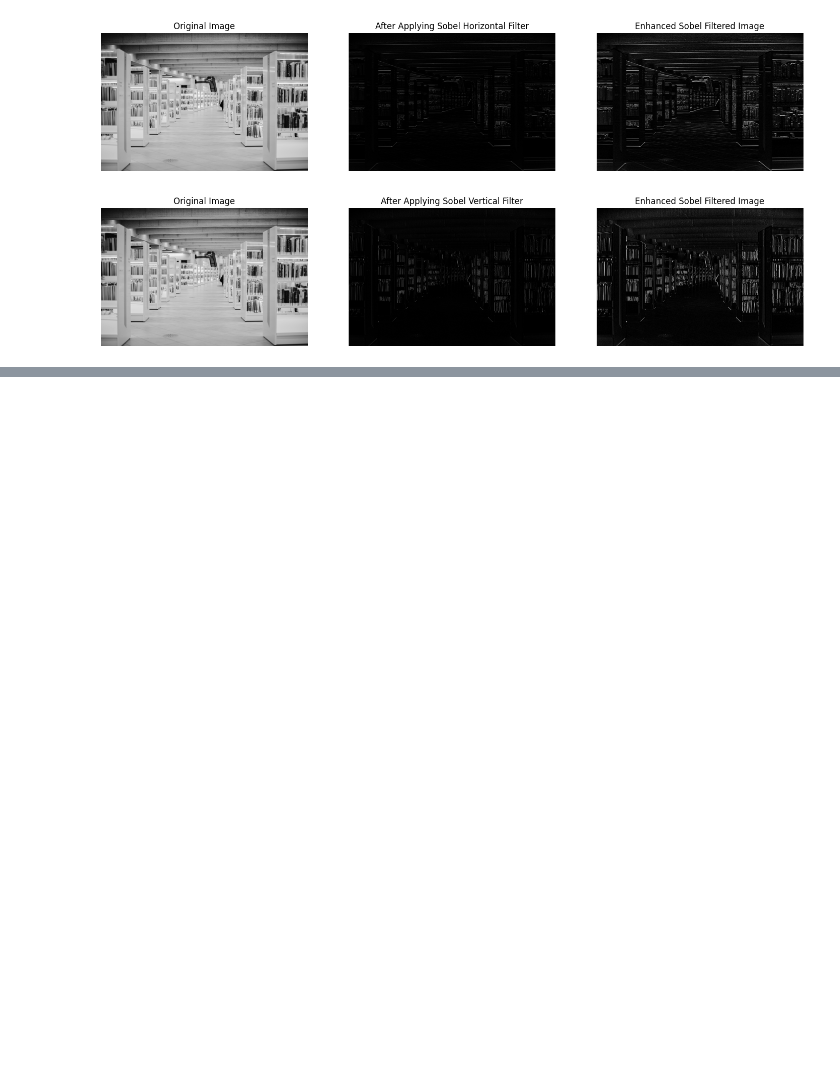
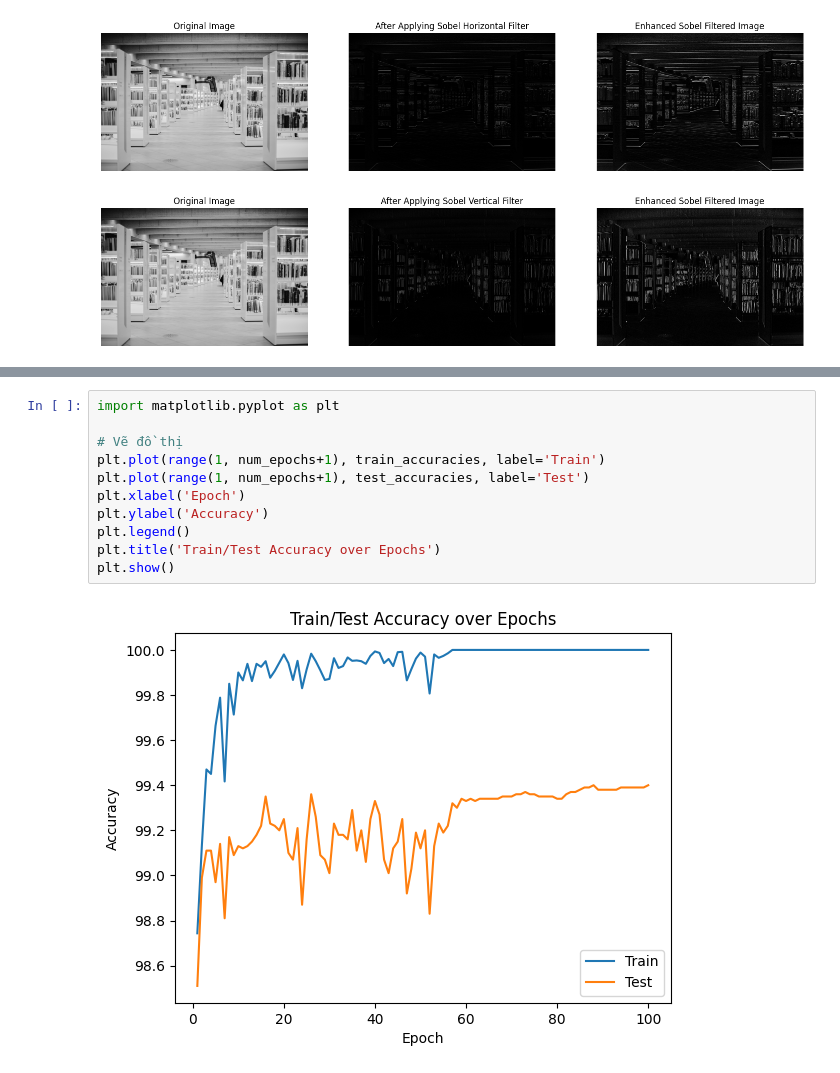
Before and after one commit to HaiAu2501/Neural-Network-Training, a Jupyter notebook: Convolutional Neural Network/CNNforMNIST.ipynb, the cells around one changed output, grey strips where cells are left out. Saved outputs shown, nothing was run; the diff lists cells and outputs as text; blank space fills up the shorter version.

```diff
--- a/Convolutional Neural Network/CNNforMNIST.ipynb
+++ b/Convolutional Neural Network/CNNforMNIST.ipynb
@@ -193,0 +362,13 @@ Một mục đích quan trọng khác của phép gộp là nó làm tăng kích
+# %%
+import matplotlib.pyplot as plt
+
+# Vẽ đồ thị
+plt.plot(range(1, num_epochs+1), train_accuracies, label='Train')
+plt.plot(range(1, num_epochs+1), test_accuracies, label='Test')
+plt.xlabel('Epoch')
+plt.ylabel('Accuracy')
+plt.legend()
+plt.title('Train/Test Accuracy over Epochs')
+plt.show()
+# %% [output]
+[figure, added]
```
Also changed, not shown: parts of 9 cells of this notebook.
